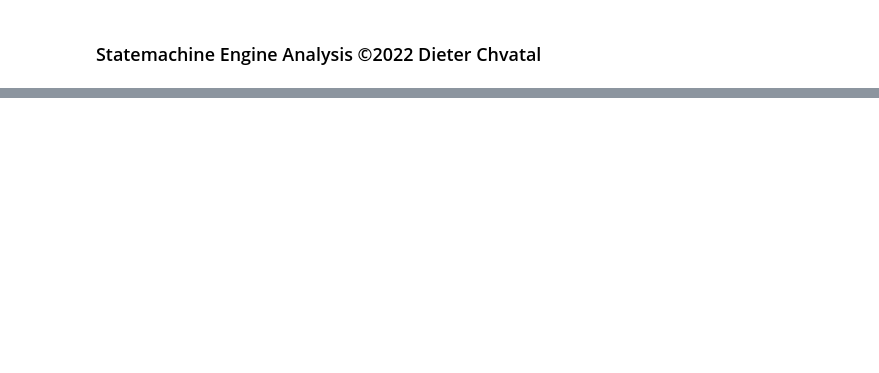
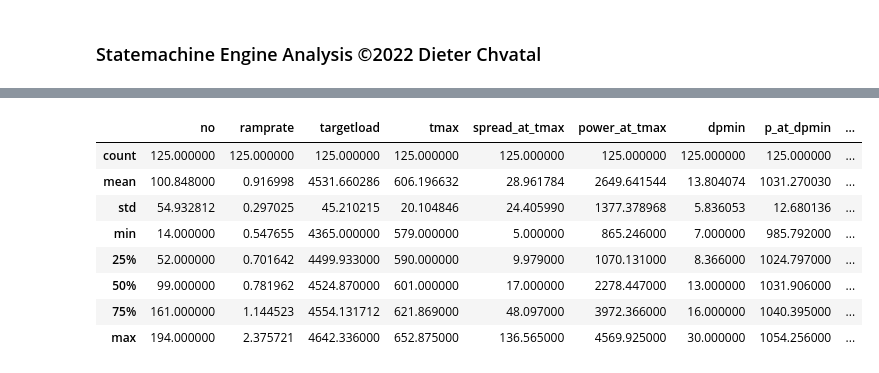
Before and after one commit to dieterch/statemachine, a Jupyter notebook: bokeh_examples/SM_Engine_Analysis_V001.ipynb, the cells around one changed output, grey strips where cells are left out. Drawn from its saved outputs; the diff is of its cells as text; code cells hidden in the pictures; blank space fills up the shorter version.

```diff
--- a/bokeh_examples/SM_Engine_Analysis_V001.ipynb
+++ b/bokeh_examples/SM_Engine_Analysis_V001.ipynb
@@ -656,3 +664,26 @@ if e is not None:
 #t0 = tns.timestamp() * 1e3
 #t1 = tne.timestamp() * 1e3f
 #t0, t1
+# %%
+rdg = fsm.starts
+thefilter = (
+    (rdg['mode'].isin(mo.value)) &
+    (rdg['success'].isin(succ.value)) &
+    ((rdg['count_warnings'] > 0) | ('Warnings' not in alarm_warning.value)) &
+    ((rdg['count_alarms'] > 0) | ('Alarms' not in alarm_warning.value))
+)
+rdg = rdg[thefilter].reset_index(drop='index')
+r2res = rdg[['starttime','no','ramprate','targetload','tmax','spread_at_tmax','power_at_tmax','dpmin','p_at_dpmin','t_at_dpmin']]
+r2res;
+# %%
+r2res.describe()
+# %% [output]
+|  | no | ramprate | targetload | tmax | spread_at_tmax | power_at_tmax | dpmin | p_at_dpmin | ... |
+| count | 125.000000 | 125.000000 | 125.000000 | 125.000000 | 125.000000 | 125.000000 | 125.000000 | 125.000000 | ... |
+| mean | 100.848000 | 0.916998 | 4531.660286 | 606.196632 | 28.961784 | 2649.641544 | 13.804074 | 1031.270030 | ... |
+| std | 54.932812 | 0.297025 | 45.210215 | 20.104846 | 24.405990 | 1377.378968 | 5.836053 | 12.680136 | ... |
+| min | 14.000000 | 0.547655 | 4365.000000 | 579.000000 | 5.000000 | 865.246000 | 7.000000 | 985.792000 | ... |
+| 25% | 52.000000 | 0.701642 | 4499.933000 | 590.000000 | 9.979000 | 1070.131000 | 8.366000 | 1024.797000 | ... |
+| 50% | 99.000000 | 0.781962 | 4524.870000 | 601.000000 | 17.000000 | 2278.447000 | 13.000000 | 1031.906000 | ... |
+| 75% | 161.000000 | 1.144523 | 4554.131712 | 621.869000 | 48.097000 | 3972.366000 | 16.000000 | 1040.395000 | ... |
+| max | 194.000000 | 2.375721 | 4642.336000 | 652.875000 | 136.565000 | 4569.925000 | 30.000000 | 1054.256000 | ... |
```
Also changed, not shown: parts of 10 cells of this notebook, 3 other files.
